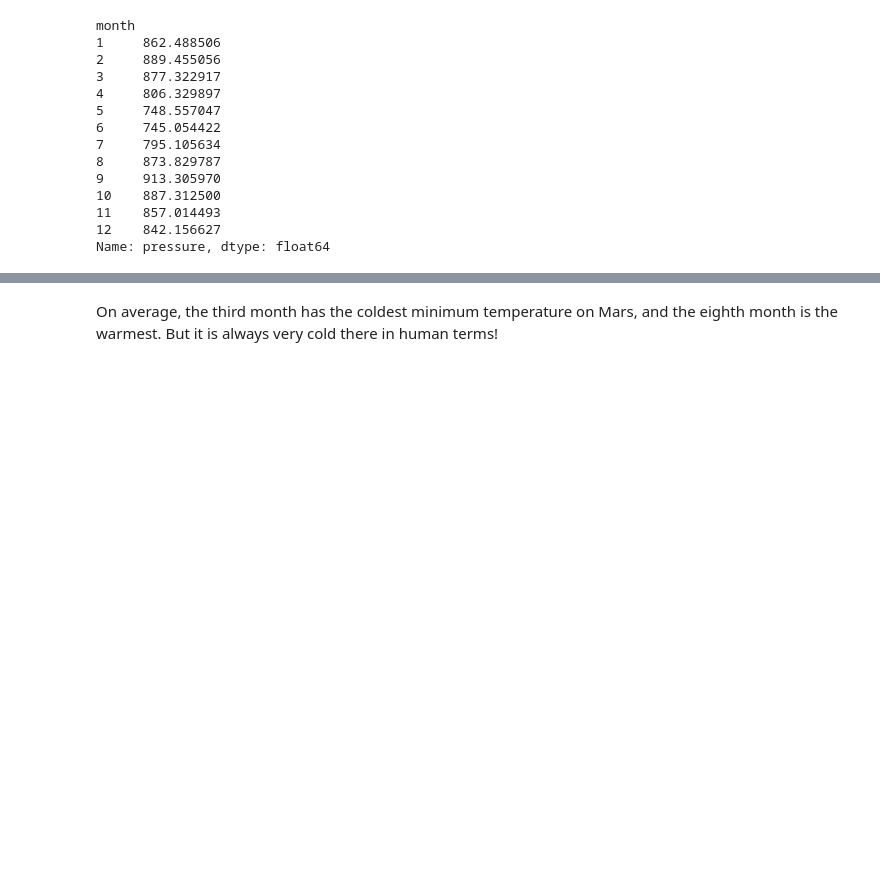
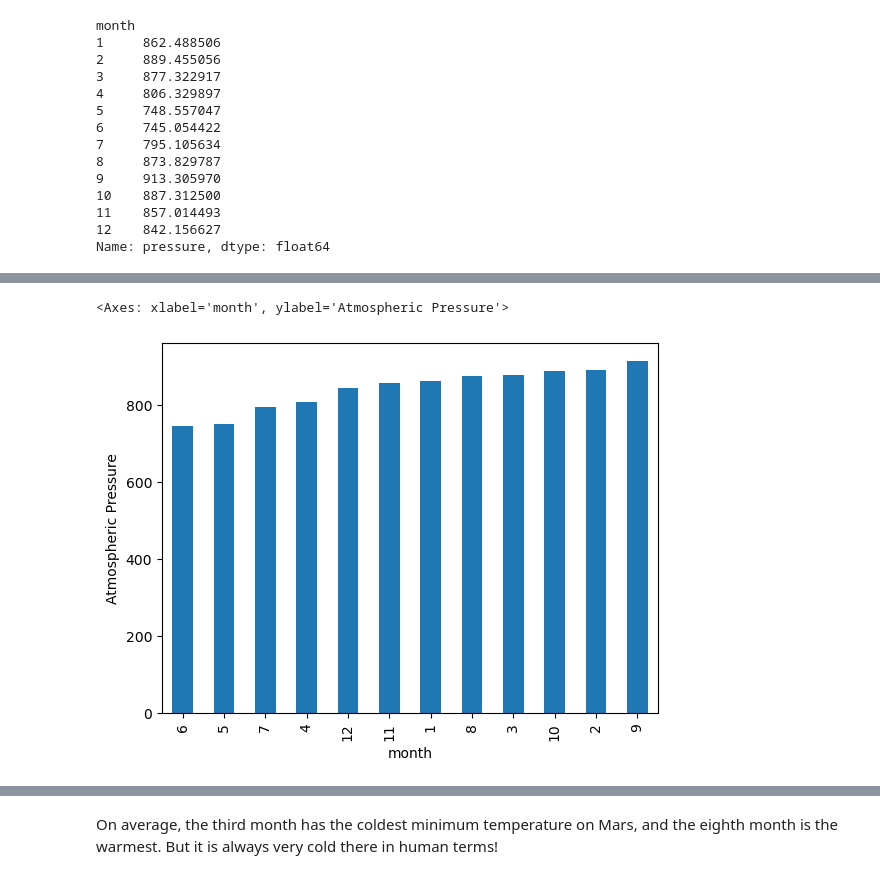
Before and after one commit to HollaNotes/Module-11-Challenge, a Jupyter notebook: part_2_mars_weather_NoelleWatson.ipynb, the cells around one changed output, grey strips where cells are left out. Drawn from its saved outputs; the diff is of its cells as text; code cells hidden in the pictures; blank space fills up the shorter version.

```diff
--- a/part_2_mars_weather_NoelleWatson.ipynb
+++ b/part_2_mars_weather_NoelleWatson.ipynb
@@ -201,6 +223,8 @@ Name: min_temp, dtype: float64
 [figure]
 # %%
 # 4. Average pressure by Martian month
+mars_avg_pressure = mars_table_df.groupby('month')['pressure'].mean()
+mars_avg_pressure
 # %% [output]
 month
 1     862.488506
@@ -222,0 +243,8 @@ Name: pressure, dtype: float64
+# %%
+# Plot the average pressure by month
+mars_avg_pressure_sorted = mars_avg_pressure.sort_values(ascending=True)
+mars_avg_pressure_sorted.plot.bar(x='month', y='min_temp')
+mars_avg_pressure_sorted.plot.bar(xlabel='month', ylabel='Atmospheric Pressure')
+# %% [output]
+<Axes: xlabel='month', ylabel='Atmospheric Pressure'>
+[figure, added]
```
Also changed, not shown: parts of 13 cells of this notebook, 1 other file.
